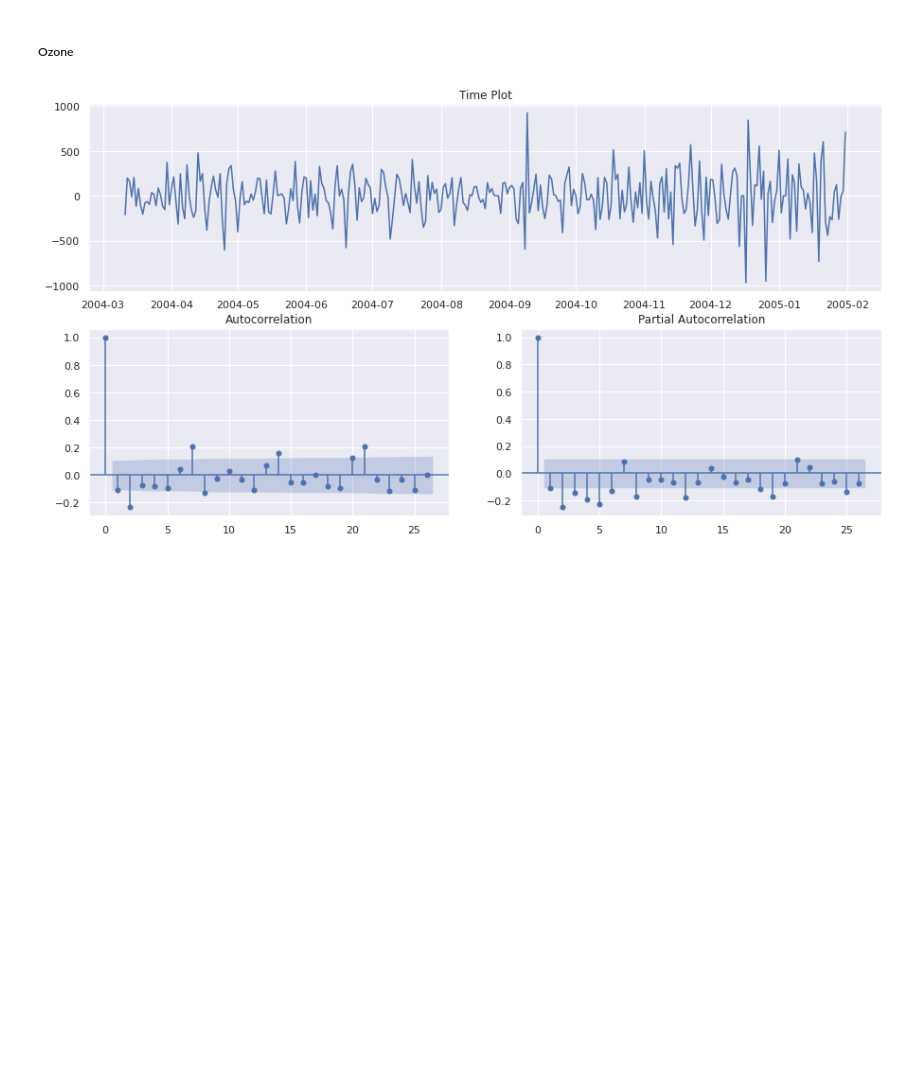
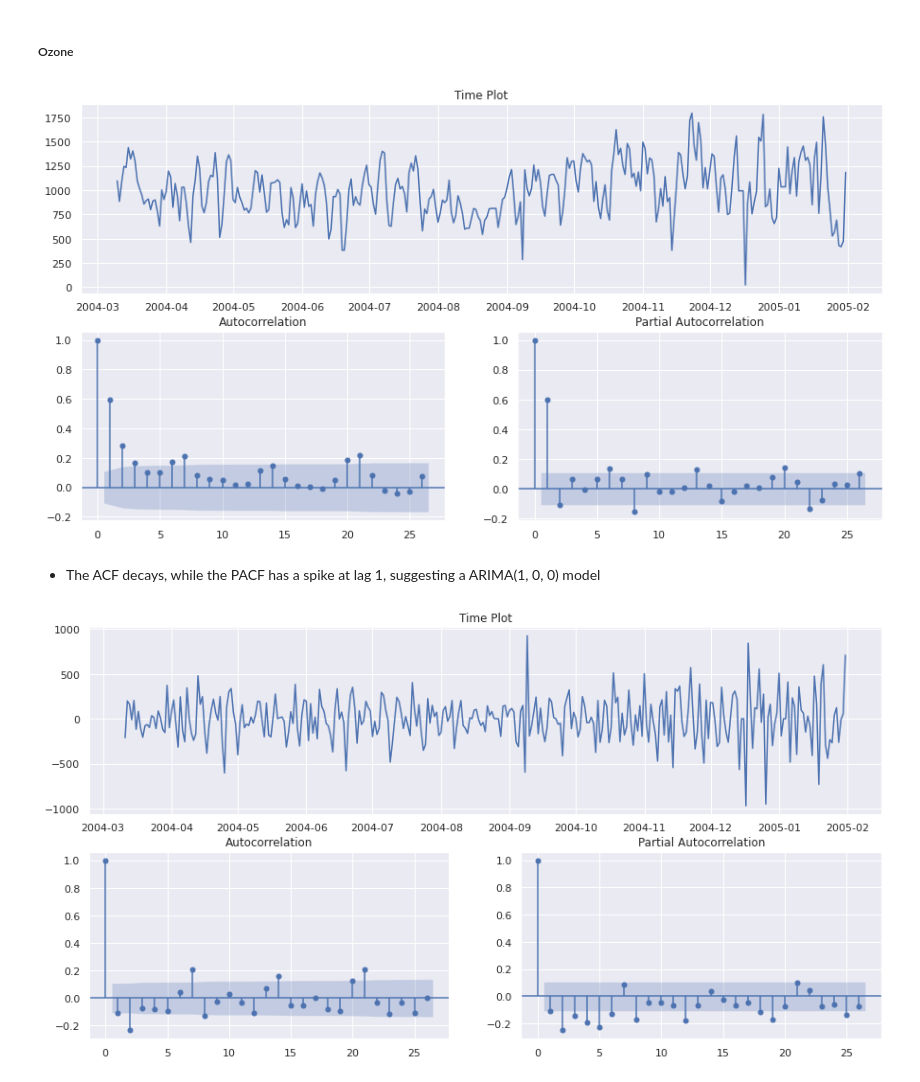
Before and after one commit to Tien-Cheng/AI-and-Machine-Learning--ST1511-, a Jupyter notebook: Assignment 2/time series analysis/time-series.ipynb, the cells around one changed output. Saved outputs shown, nothing was run; the diff lists cells and outputs as text; code cells hidden in the pictures; blank space fills up the shorter version.

```diff
--- a/Assignment 2/time series analysis/time-series.ipynb
+++ b/Assignment 2/time series analysis/time-series.ipynb
@@ -1024,6 +1038,12 @@ fig = ts_plot(diff(df_stat_daily['NOx']))
 - The autocrrelation plot shows that there are two spikes, with the rest very close to zero. The significant spike at lag 2, suggests a ARIMA(0, 1, 1) model
 # %% [markdown]
 ##### Ozone
+# %%
+fig = ts_plot((df_stat_daily['O3']))
+# %% [output]
+[figure, added]
+# %% [markdown]
+- The ACF decays, while the PACF has a spike at lag 1, suggesting a ARIMA(1, 0, 0) model
 # %%
 fig = ts_plot(diff(df_stat_daily['O3']))
 # %% [output]
```
Also changed, not shown: parts of 19 cells of this notebook, 47 other files.
